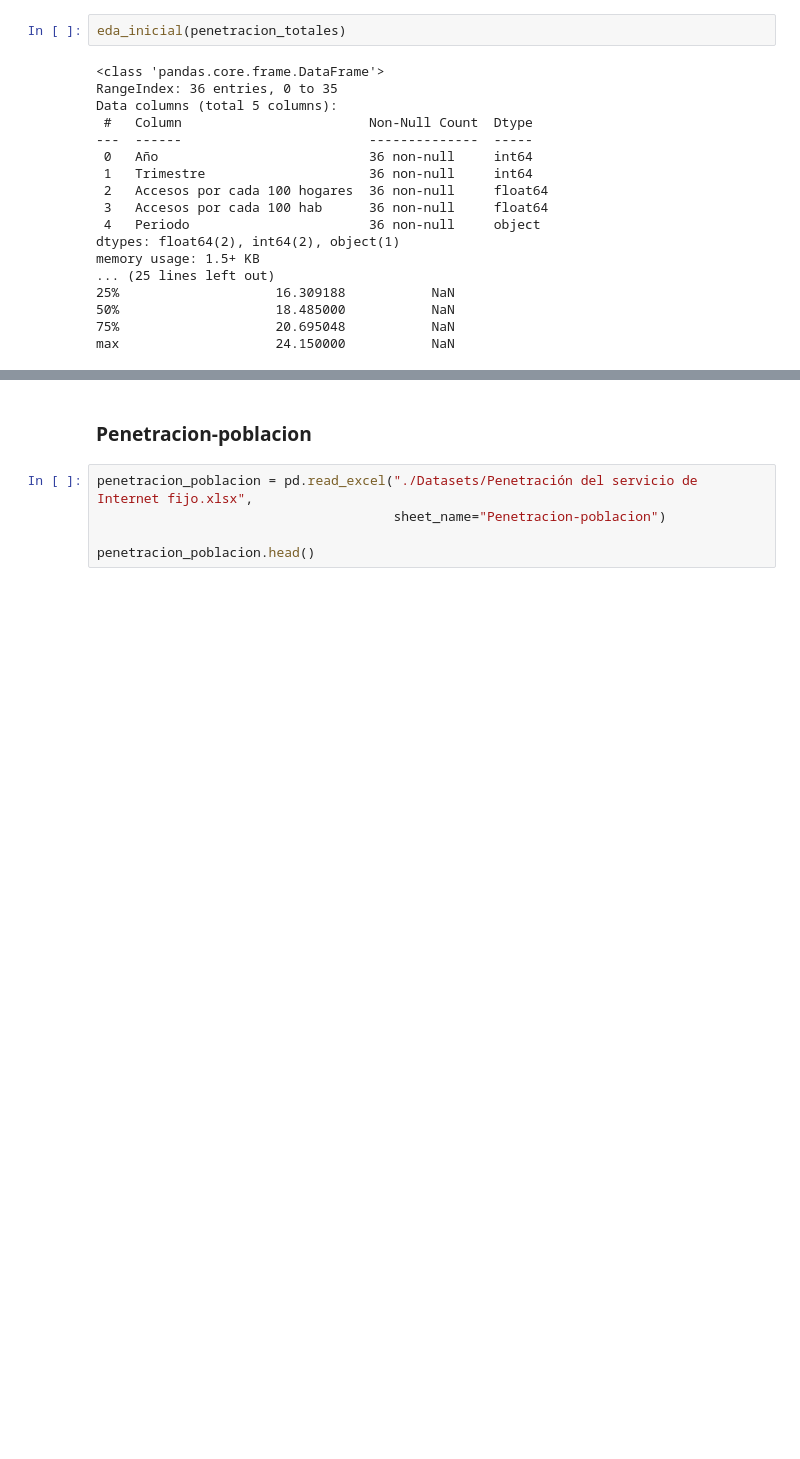
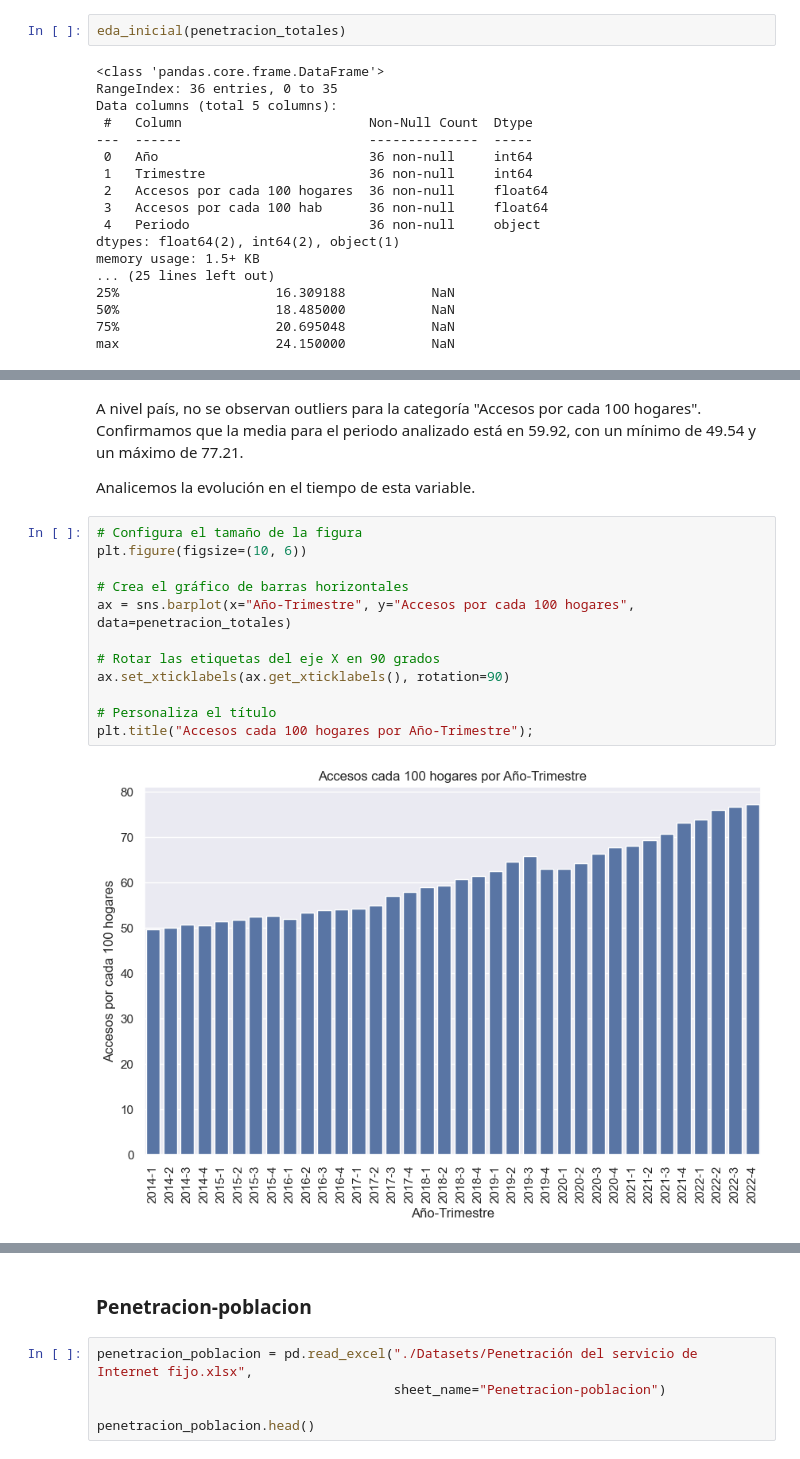
Before and after one commit to dsdrajlin/PI-DA-Telecomunicaciones, a Jupyter notebook: EDA.ipynb, the cells around one changed output, grey strips where cells are left out. Cells and saved outputs as stored; diff of their text form; blank space fills up the shorter version.

```diff
--- a/EDA.ipynb
+++ b/EDA.ipynb
@@ -241,0 +276,18 @@ max                    24.150000           NaN
+# %% [markdown]
+A nivel país, no se observan outliers para la categoría "Accesos por cada 100 hogares". Confirmamos que la media para el periodo analizado está en 59.92, con un mínimo de 49.54 y un máximo de 77.21.
+
+Analicemos la evolución en el tiempo de esta variable.
+# %%
+# Configura el tamaño de la figura
+plt.figure(figsize=(10, 6))
+
+# Crea el gráfico de barras horizontales
+ax = sns.barplot(x="Año-Trimestre", y="Accesos por cada 100 hogares", data=penetracion_totales)
+
+# Rotar las etiquetas del eje X en 90 grados
+ax.set_xticklabels(ax.get_xticklabels(), rotation=90)
+
+# Personaliza el título
+plt.title("Accesos cada 100 hogares por Año-Trimestre");
+# %% [output]
+[figure, added]
```
Also changed, not shown: parts of 85 cells of this notebook, 3 other files.
